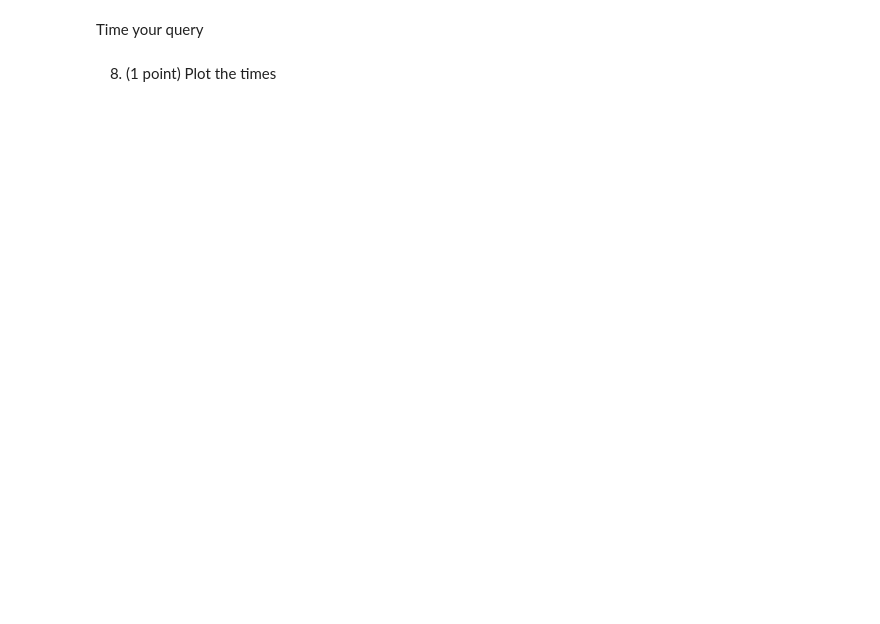
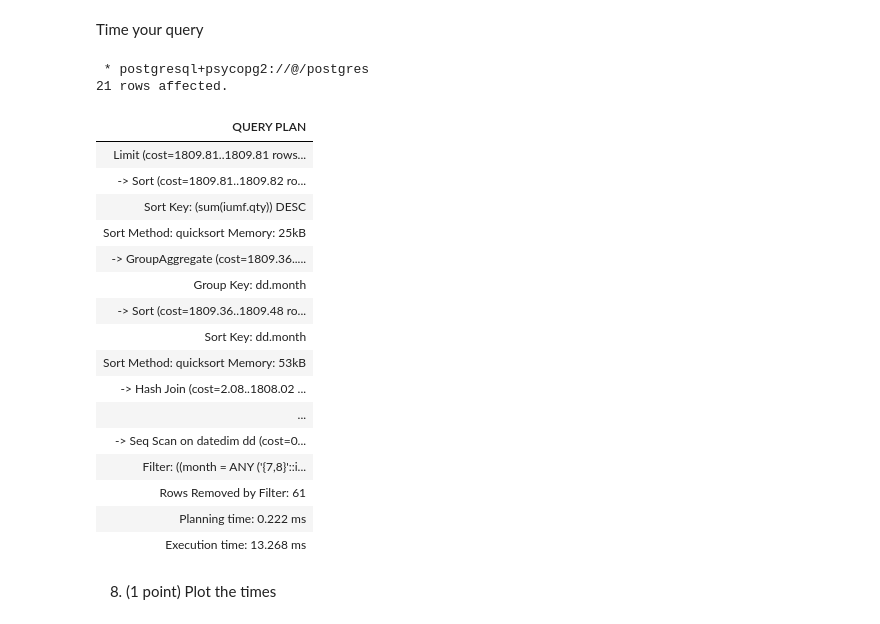
Before and after one commit to Krish-Khatri/Data-Structures-and-Algorithms, a Jupyter notebook: DWF21_template.ipynb, the cells around one changed output. Saved outputs shown, nothing was run; the diff lists cells and outputs as text; code cells hidden in the pictures; blank space fills up the shorter version.

```diff
--- a/DWF21_template.ipynb
+++ b/DWF21_template.ipynb
@@ -370,0 +683,9 @@ SELECT 1; -- your code here
+# %%
+%%sql py_var_moreSalesDayFact <<
+SELECT iumf.month as monthSold from
+IngUsedByDayFact iumf where
+iumf.ingname = 'ice cream' and iumf.detail = 'vanilla' and iumf.month in (7,8) and
+iumf.year = 2017
+GROUP BY iumf.month
+ORDER BY sum(iumf.qty) DESC
+LIMIT 1;
@@ -380,0 +705,10 @@ SELECT 1 -- your code here;
+# %%
+%%sql
+EXPLAIN ANALYZE
+SELECT iumf.month as monthSold from
+IngUsedByDayFact iumf where
+iumf.ingname = 'ice cream' and iumf.detail = 'vanilla' and iumf.month in (7,8) and
+iumf.year = 2017
+GROUP BY iumf.month
+ORDER BY sum(iumf.qty) DESC
+LIMIT 1;
@@ -385,0 +735,9 @@ SELECT 1; -- your code here
+# %%
+%%sql py_var_moreSalesFact <<
+SELECT dd.month as monthSold from
+IngUsedFact iumf JOIN DateDim dd on iumf.date = dd.id where
+iumf.ingname = 'ice cream' and iumf.detail = 'vanilla' and dd.month in (7,8) and
+dd.year = 2017
+GROUP BY dd.month
+ORDER BY sum(iumf.qty) DESC
+LIMIT 1;
@@ -405,3 +757,33 @@ WHERE totalqty = (
+# %%
+%%sql
+EXPLAIN ANALYZE
+SELECT dd.month as monthSold from
+IngUsedFact iumf JOIN DateDim dd on iumf.date = dd.id where
+iumf.ingname = 'ice cream' and iumf.detail = 'vanilla' and dd.month in (7,8) and
+dd.year = 2017
+GROUP BY dd.month
+ORDER BY sum(iumf.qty) DESC
+LIMIT 1;
+# %% [output]
+ * postgresql+psycopg2://@/postgres
+21 rows affected.
+| QUERY PLAN |
+| Limit (cost=1809.81..1809.81 rows... |
+| -> Sort (cost=1809.81..1809.82 ro... |
+| Sort Key: (sum(iumf.qty)) DESC |
+| Sort Method: quicksort Memory: 25kB |
+| -> GroupAggregate (cost=1809.36..... |
+| Group Key: dd.month |
+| -> Sort (cost=1809.36..1809.48 ro... |
+| Sort Key: dd.month |
+| Sort Method: quicksort Memory: 53kB |
+| -> Hash Join (cost=2.08..1808.02 ... |
+| ... |
+| -> Seq Scan on datedim dd (cost=0... |
+| Filter: ((month = ANY ('{7,8}'::i... |
+| Rows Removed by Filter: 61 |
+| Planning time: 0.222 ms |
+| Execution time: 13.268 ms |
 # %% [markdown]
 8. (1 point) Plot the times
 # %%
```
Also changed, not shown: parts of 41 cells of this notebook.
